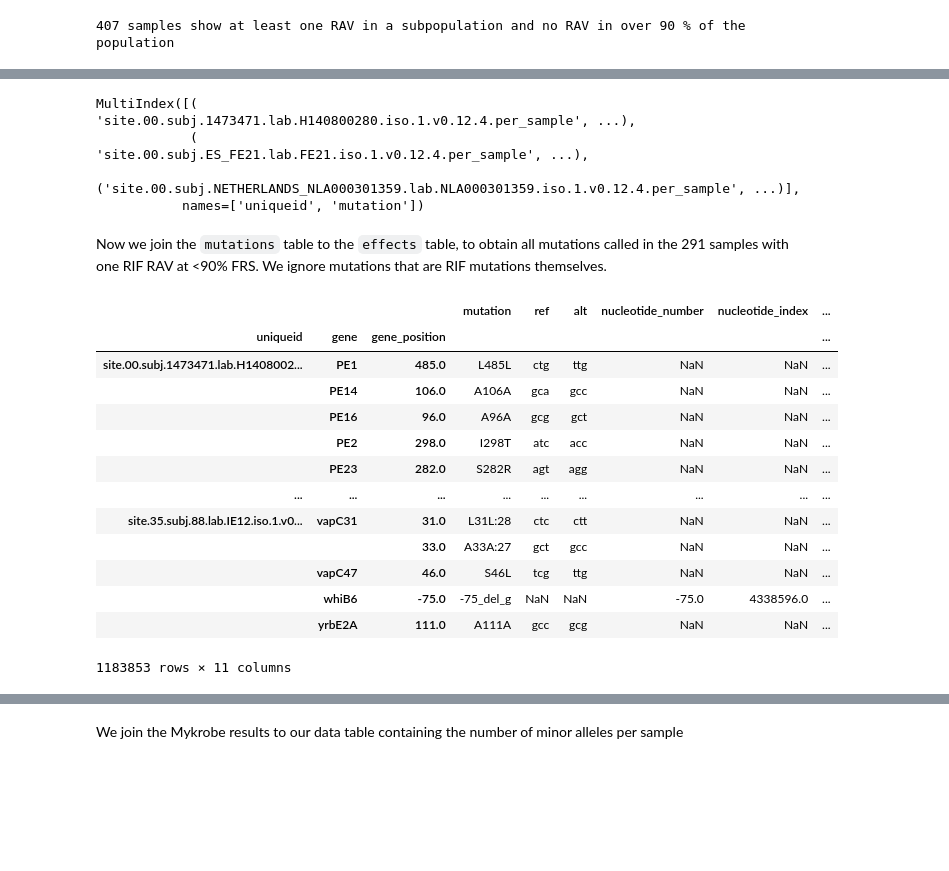
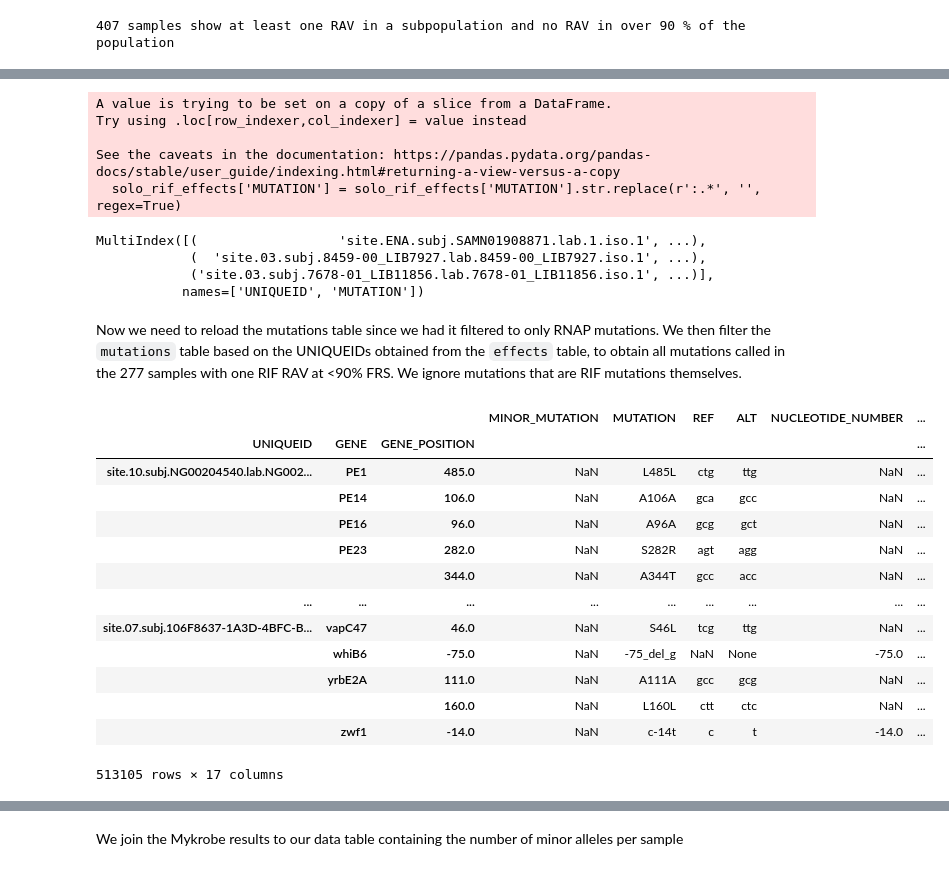
Before and after one commit to fowler-lab/tuberculosis-RNAP-subpopulations, a Jupyter notebook: analysis_refactored.ipynb, the cells around one changed output, grey strips where cells are left out. Drawn from its saved outputs; the diff is of its cells as text; code cells hidden in the pictures; blank space fills up the shorter version.

```diff
--- a/analysis_refactored.ipynb
+++ b/analysis_refactored.ipynb
@@ -113,7 +114,8 @@ len(mutations[mutations.IS_MINOR])
 # %%
 variants = pd.read_parquet('data/cryptic_3/VARIANTS.parquet', engine='pyarrow')
 variants.reset_index(inplace=True)
-variants = variants[variants.GENE.str.contains('rpo', na=False)]
+# variants = variants[variants.GENE.str.contains('rpo', na=False)] #sigA add
+variants = variants[variants.GENE.isin(['rpoA', 'rpoB', 'rpoC','rpoZ','sigA'])] #add sigA
 variants['GENE_MUTATION_POSITION'] = variants.GENE.astype(str) + '_' + variants.GENE_POSITION.astype(str)
 variants[['UNIQUEID','COVERAGE','GENE_MUTATION_POSITION']]
 variants
@@ -833,5 +843,0 @@ We need to reprocess these samples using the variant calling pipeline, since wit
-# %%
-effects = pd.read_csv('data/reprocessed/effects.csv.gz')
-effects = effects[(effects.drug=='RIF') & (effects.prediction=='R')]
-summary_rif = effects[['uniqueid', 'mutation']].groupby('uniqueid').count()
-summary_rif.mutation.value_counts()
@@ -843,0 +846,4 @@ Name: count, dtype: int64
+# %%
+effects_subset = effects[effects.UNIQUEID.isin(res_minor_uniqueids)]
+summary_rif = effects_subset[['UNIQUEID', 'MUTATION']].groupby('UNIQUEID').count()
+summary_rif.MUTATION.value_counts()
@@ -846,43 +859,59 @@ We see some samples with more than one RIV RAF at <90% FRS. We will only look at
 # %%
-solo_rif = summary_rif[summary_rif.mutation==1]
-solo_rif_effects = effects[effects.uniqueid.isin(solo_rif.index)]
-solo_rif_effects.set_index(['uniqueid','mutation'], inplace=True)
+solo_rif = summary_rif[summary_rif.MUTATION==1]
+solo_rif_effects = effects[effects.UNIQUEID.isin(solo_rif.index)]
+solo_rif_effects['MUTATION'] = solo_rif_effects['MUTATION'].str.replace(r':.*', '', regex=True)
+solo_rif_effects.set_index(['UNIQUEID','MUTATION'], inplace=True)
 solo_rif_effects.index[:3]
 # %% [output]
-MultiIndex([(                   'site.00.subj.1473471.lab.H140800280.iso.1.v0.12.4.per_sample', ...),
-            (                         'site.00.subj.ES_FE21.lab.FE21.iso.1.v0.12.4.per_sample', ...),
-            ('site.00.subj.NETHERLANDS_NLA000301359.lab.NLA000301359.iso.1.v0.12.4.per_sample', ...)],
-           names=['uniqueid', 'mutation'])
+A value is trying to be set on a copy of a slice from a DataFrame.
+Try using .loc[row_indexer,col_indexer] = value instead
+
+See the caveats in the documentation: https://pandas.pydata.org/pandas-docs/stable/user_guide/indexing.html#returning-a-view-versus-a-copy
+  solo_rif_effects['MUTATION'] = solo_rif_effects['MUTATION'].str.replace(r':.*', '', regex=True)
+MultiIndex([(                  'site.ENA.subj.SAMN01908871.lab.1.iso.1', ...),
+            (  'site.03.subj.8459-00_LIB7927.lab.8459-00_LIB7927.iso.1', ...),
+            ('site.03.subj.7678-01_LIB11856.lab.7678-01_LIB11856.iso.1', ...)],
+           names=['UNIQUEID', 'MUTATION'])
 # %% [markdown]
-Now we join the `mutations` table to the `effects` table, to obtain all mutations called in the 291 samples with one RIF RAV at <90% FRS. We ignore mutations that are RIF mutations themselves.
+Now we need to reload the mutations table since we had it filtered to only RNAP mutations. We then filter the `mutations` table based on the UNIQUEIDs obtained from the `effects` table, to obtain all mutations called in the 277 samples with one RIF RAV at <90% FRS. We ignore mutations that are RIF mutations themselves.
 # %%
-mutations = pd.read_csv('data/reprocessed/mutations.csv.gz')
-mutations.set_index(['uniqueid','mutation'], inplace=True)
+mutations = pd.read_parquet('data/cryptic_3/MUTATIONS.parquet', engine='pyarrow')
+mutations.reset_index(inplace=True)
+
+mutations['GENE_MUTATION'] = np.where(
+    mutations['IS_MINOR'],  # Condition: if IS_MINOR_ALLELE is True
+    mutations['GENE'].astype(str) + '_' + mutations['MINOR_MUTATION'].astype(str),  # Then: use GENE + MINOR_MUTATION
+    mutations['GENE'].astype(str) + '_' + mutations['MUTATION'].astype(str)  # Else: use GENE + MUTATION
+)
+mutations['GENE_MUTATION_POSITION'] = mutations.GENE.astype(str) + '_' + mutations.GENE_POSITION.astype(str)
+mutations
+
+mutations.set_index(['UNIQUEID','MINOR_MUTATION'], inplace=True)
 
 solo_rif_mutations = mutations[mutations.index.isin(solo_rif_effects.index)]
 solo_rif_mutations.reset_index(inplace=True)
-solo_rif_mutations.set_index(['uniqueid','gene','gene_position'], inplace=True)
+solo_rif_mutations.set_index(['UNIQUEID','GENE','GENE_POSITION'], inplace=True)
 solo_rif_mutations
 
 mutations.reset_index(inplace=True)
-solo_mutations = mutations[mutations.uniqueid.isin(solo_rif.index)]
-solo_mutations.set_index(['uniqueid','gene','gene_position'],inplace=True)
+solo_mutations = mutations[mutations.UNIQUEID.isin(solo_rif.index)]
+solo_mutations.set_index(['UNIQUEID','GENE','GENE_POSITION'],inplace=True)
 
 # don't forget to ignore the solo rif mutations themselves
 solo_other_mutations = solo_mutations[~solo_mutations.index.isin(solo_rif_mutations.index)]
 solo_other_mutations
 # %% [output]
-|  |  |  | mutation | ref | alt | nucleotide_number | nucleotide_index | ... |
-| uniqueid | gene | gene_position |  |  |  |  |  | ... |
-| site.00.subj.1473471.lab.H1408002... | PE1 | 485.0 | L485L | ctg | ttg | NaN | NaN | ... |
-|  | PE14 | 106.0 | A106A | gca | gcc | NaN | NaN | ... |
-|  | PE16 | 96.0 | A96A | gcg | gct | NaN | NaN | ... |
-|  | PE2 | 298.0 | I298T | atc | acc | NaN | NaN | ... |
-|  | PE23 | 282.0 | S282R | agt | agg | NaN | NaN | ... |
+|  |  |  | MINOR_MUTATION | MUTATION | REF | ALT | NUCLEOTIDE_NUMBER | ... |
+| UNIQUEID | GENE | GENE_POSITION |  |  |  |  |  | ... |
+| site.10.subj.NG00204540.lab.NG002... | PE1 | 485.0 | NaN | L485L | ctg | ttg | NaN | ... |
+|  | PE14 | 106.0 | NaN | A106A | gca | gcc | NaN | ... |
+|  | PE16 | 96.0 | NaN | A96A | gcg | gct | NaN | ... |
+|  | PE23 | 282.0 | NaN | S282R | agt | agg | NaN | ... |
+|  |  | 344.0 | NaN | A344T | gcc | acc | NaN | ... |
 | ... | ... | ... | ... | ... | ... | ... | ... | ... |
-| site.35.subj.88.lab.IE12.iso.1.v0... | vapC31 | 31.0 | L31L:28 | ctc | ctt | NaN | NaN | ... |
-|  |  | 33.0 | A33A:27 | gct | gcc | NaN | NaN | ... |
-|  | vapC47 | 46.0 | S46L | tcg | ttg | NaN | NaN | ... |
-|  | whiB6 | -75.0 | -75_del_g | NaN | NaN | -75.0 | 4338596.0 | ... |
-|  | yrbE2A | 111.0 | A111A | gcc | gcg | NaN | NaN | ... |
+| site.07.subj.106F8637-1A3D-4BFC-B... | vapC47 | 46.0 | NaN | S46L | tcg | ttg | NaN | ... |
+|  | whiB6 | -75.0 | NaN | -75_del_g | NaN | None | -75.0 | ... |
+|  | yrbE2A | 111.0 | NaN | A111A | gcc | gcg | NaN | ... |
+|  |  | 160.0 | NaN | L160L | ctt | ctc | NaN | ... |
+|  | zwf1 | -14.0 | NaN | c-14t | c | t | -14.0 | ... |
-1183853 rows × 11 columns
+513105 rows × 17 columns
```
Also changed, not shown: parts of 54 cells of this notebook, 1 other file.
